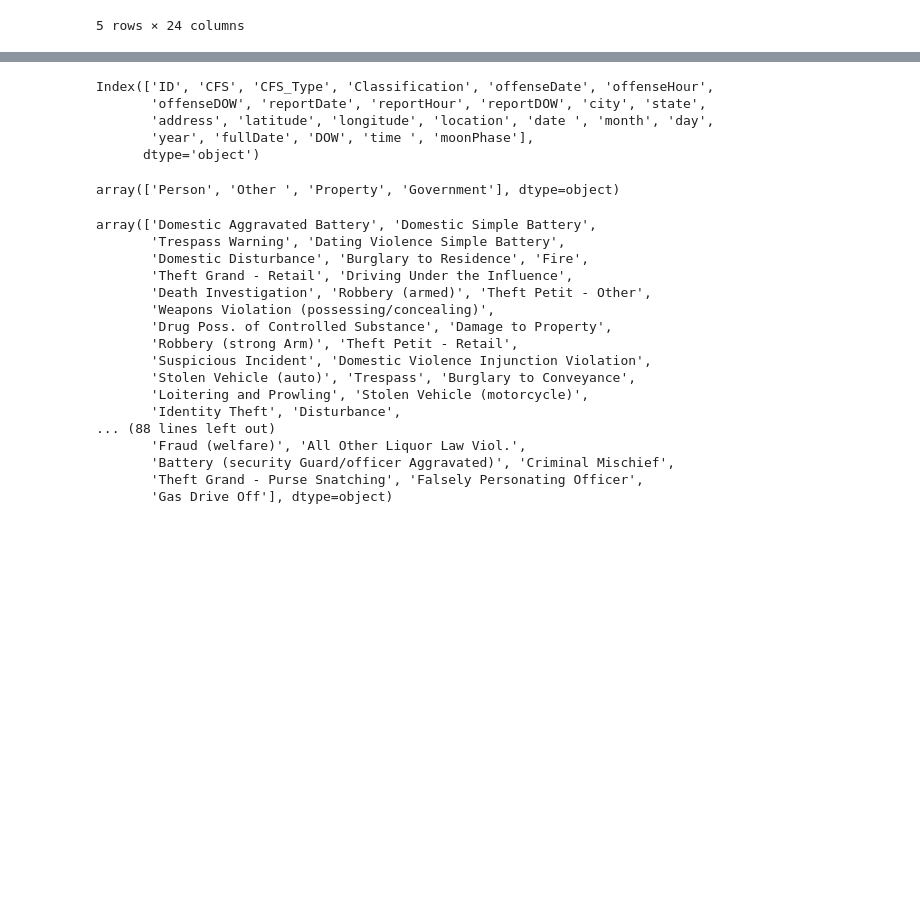
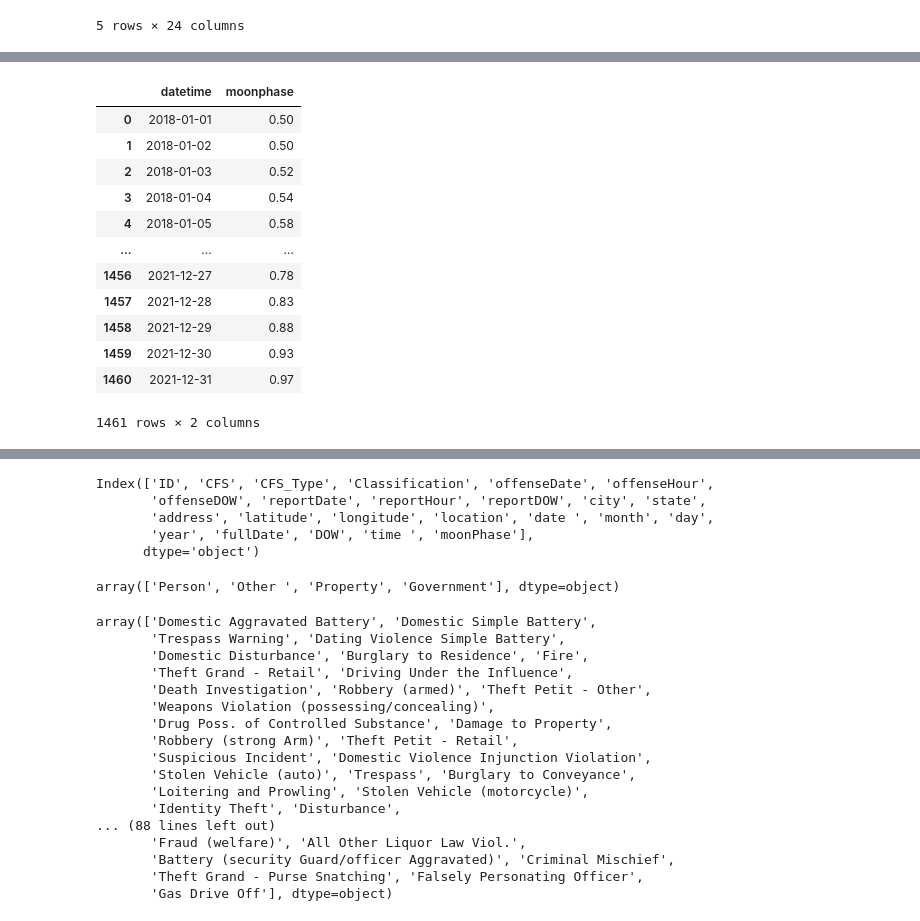
Before and after one commit to lawrencegoodwyn/FinalProject, a Jupyter notebook: PhaseML_2.ipynb, the cells around one changed output, grey strips where cells are left out. Drawn from its saved outputs; the diff is of its cells as text; code cells hidden in the pictures; blank space fills up the shorter version.

```diff
--- a/PhaseML_2.ipynb
+++ b/PhaseML_2.ipynb
@@ -23,3 +24,7 @@ df.head()
 | 3 | 221009308 | Domestic Aggravated Battery | Battery | Person | 2021-07-06 07:26:00 | 7 | Tuesday | 7/6/2021 7:27 | ... |
 | 4 | 221011388 | Domestic Aggravated Battery | Battery | Person | 2021-08-16 17:25:00 | 17 | Monday | 8/16/2021 17:26 | ... |
 5 rows × 24 columns
+# %%
+url = 'https://weather.visualcrossing.com/VisualCrossingWebServices/rest/services/timeline/Gainesville,FL/2018-01-01/2021-12-31?unitGroup=us&key=JVFDPCT4LWWPVKADN783XGRVA&include=days&elements=datetime,moonphase'
+# %%
+r = requests.get(url)
@@ -25,0 +76,17 @@ df.head()
+# %%
+moonphases_df = pd.DataFrame(json['days'])
+moonphases_df
+# %% [output]
+|  | datetime | moonphase |
+| 0 | 2018-01-01 | 0.50 |
+| 1 | 2018-01-02 | 0.50 |
+| 2 | 2018-01-03 | 0.52 |
+| 3 | 2018-01-04 | 0.54 |
+| 4 | 2018-01-05 | 0.58 |
+| ... | ... | ... |
+| 1456 | 2021-12-27 | 0.78 |
+| 1457 | 2021-12-28 | 0.83 |
+| 1458 | 2021-12-29 | 0.88 |
+| 1459 | 2021-12-30 | 0.93 |
+| 1460 | 2021-12-31 | 0.97 |
+1461 rows × 2 columns
```
Also changed, not shown: parts of 24 cells of this notebook.
